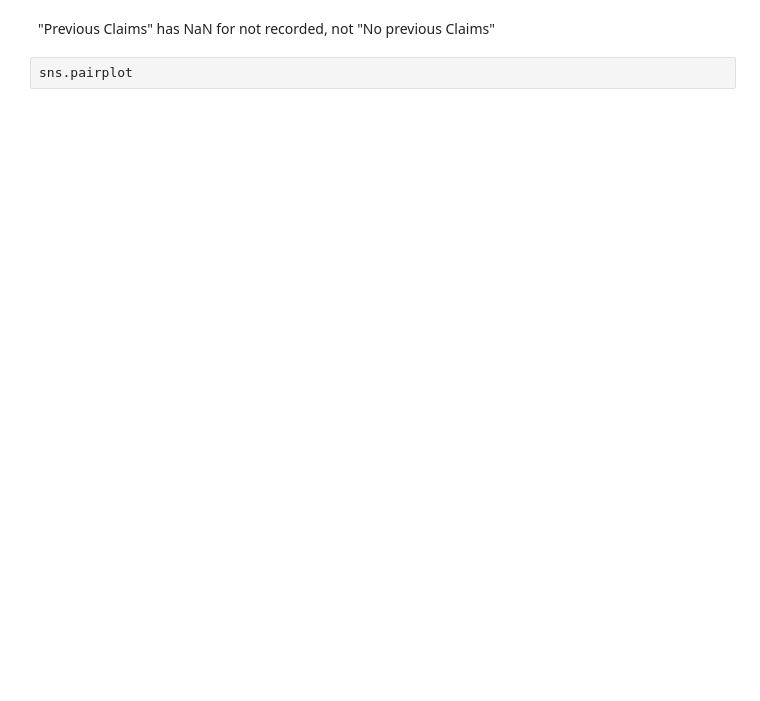
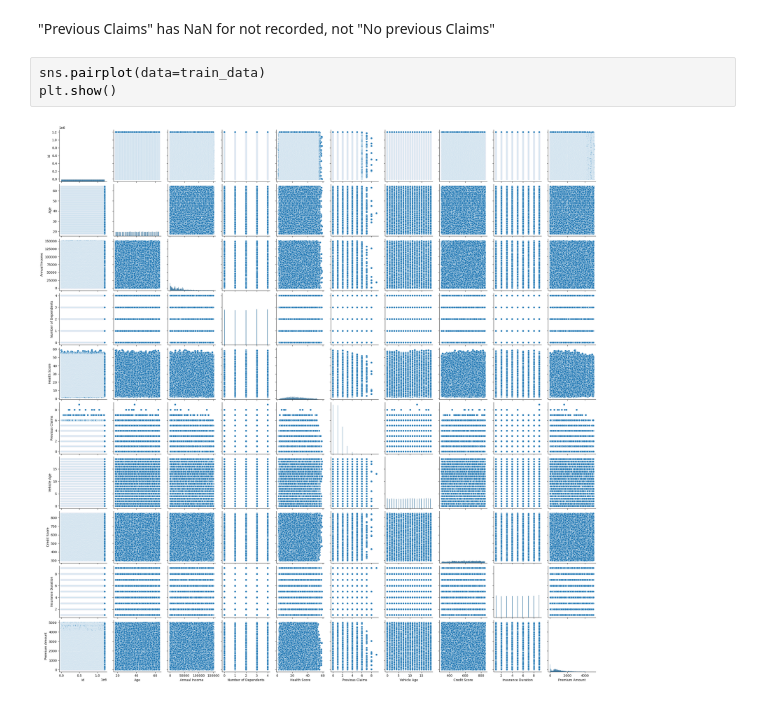
Before and after one commit to PureLogic200/Kaggle_comp_simple, a Jupyter notebook: dropped_data.ipynb, the cells around one changed output. Cells and saved outputs as stored; diff of their text form; blank space fills up the shorter version.

Commit message:
big mistake with the pairplot

```diff
--- a/dropped_data.ipynb
+++ b/dropped_data.ipynb
@@ -17,4 +67,7 @@ train_data.isna().sum()
 # %% [markdown]
 "Previous Claims" has NaN for not recorded, not "No previous Claims"
 # %%
-sns.pairplot
+sns.pairplot(data=train_data)
+plt.show()
+# %% [output]
+[figure, added]
```
Also changed, not shown: parts of 3 cells of this notebook.
